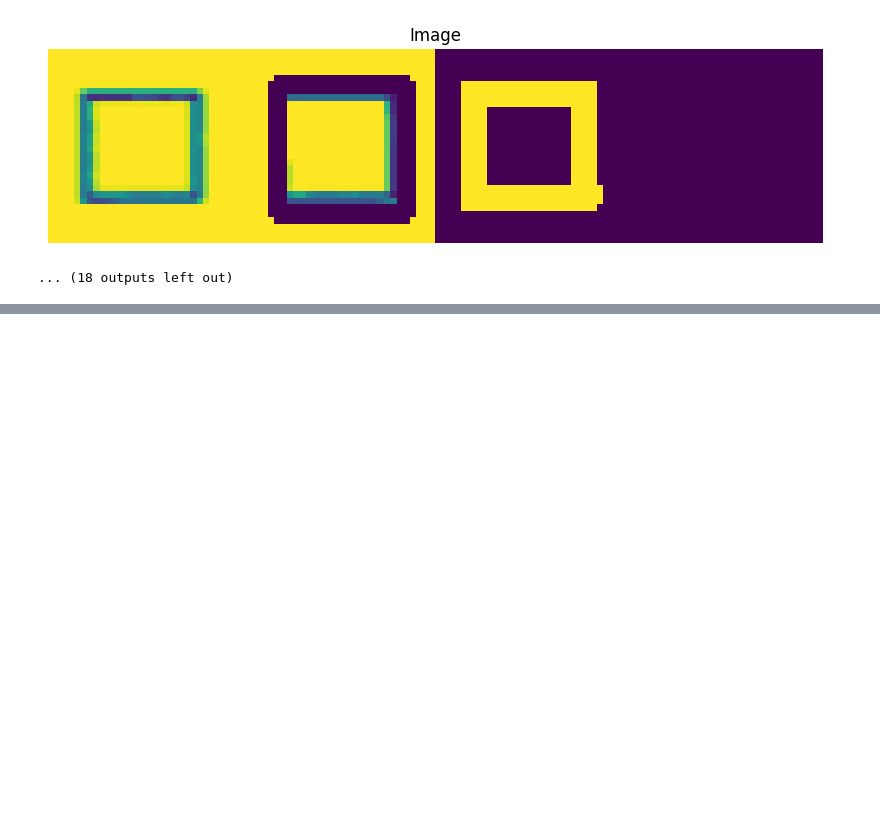
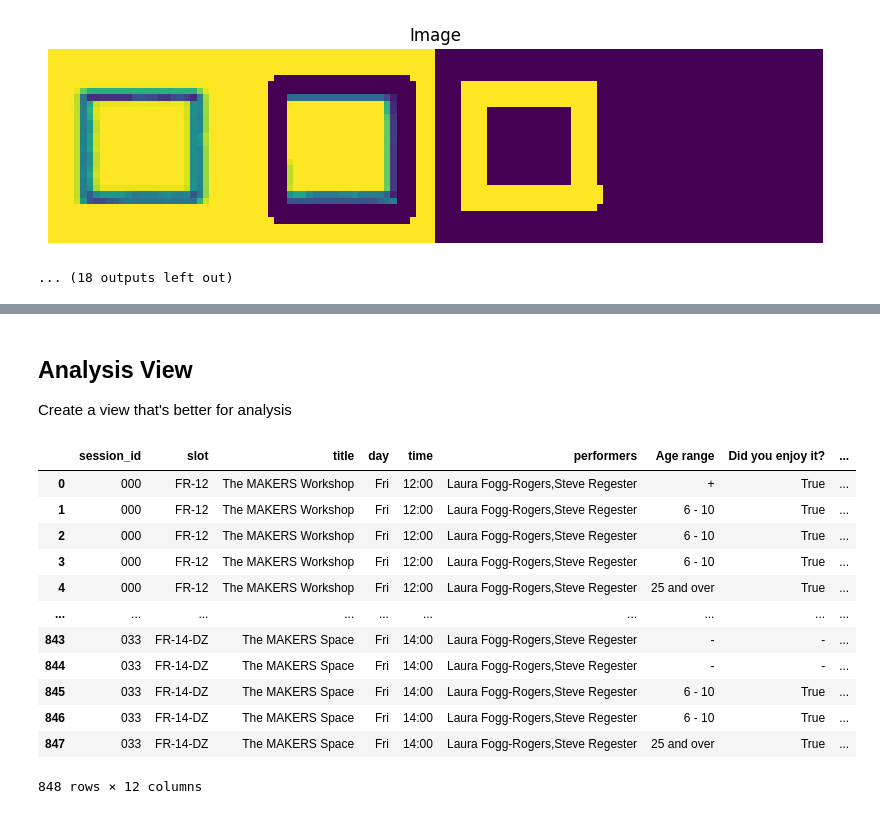
Before and after one commit to kws/womad-feedback, a Jupyter notebook: 50-extract.ipynb, the cells around one changed output, grey strips where cells are left out. Saved outputs shown, nothing was run; the diff lists cells and outputs as text; code cells hidden in the pictures; blank space fills up the shorter version.

```diff
--- a/50-extract.ipynb
+++ b/50-extract.ipynb
@@ -68,3 +68,8 @@ for region_name, (aligned_image, weight) in regions.items():
 2024_q3_Too complicated 0.0
 [figure]
 ... (18 outputs left out)
+# %%
+import pandas as pd
+
+index = pd.read_csv(data_path / "$$$ - identify" / "index.csv")
+schedule = pd.read_csv(data_path / "$$$ - identify" / "schedule.csv")
@@ -123,0 +243,47 @@ boxes[v]
+# %% [markdown]
+## Analysis View
+
+Create a view that's better for analysis
+# %%
+def determine_group_response(row):
+    non_zero_columns = row[row != 0]
+    if len(non_zero_columns) == 0:
+        return "-"
+    elif len(non_zero_columns) == 1:
+        return non_zero_columns.index[0][1]
+    else:
+        return "+"
+
+def summarise_columns(level_name):
+    column_group = all_data.loc[:, all_data.columns.get_level_values(0) == level_name]
+    all_data[("Summary", level_name)] = column_group.apply(determine_group_response, axis=1)
+
+for q in all_qs:
+    summarise_columns(q[1])
+
+all_data.to_excel(data_path / "all-forms.xlsx")
+all_data
+# %%
+simple = all_data.copy()
+answer_cols = [q[1] for q in all_qs]
+columns_to_drop = simple.columns.get_level_values(0).isin(answer_cols)
+simple = simple.loc[:, ~columns_to_drop]
+simple.columns = [
+    c[1] if c[0] == "Summary" else c[0] for c in simple.columns
+]
+simple.to_excel(data_path / "all-forms-simple.xlsx", index=False)
+simple
+# %% [output]
+|  | session_id | slot | title | day | time | performers | Age range | Did you enjoy it? | ... |
+| 0 | 000 | FR-12 | The MAKERS Workshop | Fri | 12:00 | Laura Fogg-Rogers,Steve Regester | + | True | ... |
+| 1 | 000 | FR-12 | The MAKERS Workshop | Fri | 12:00 | Laura Fogg-Rogers,Steve Regester | 6 - 10 | True | ... |
+| 2 | 000 | FR-12 | The MAKERS Workshop | Fri | 12:00 | Laura Fogg-Rogers,Steve Regester | 6 - 10 | True | ... |
+| 3 | 000 | FR-12 | The MAKERS Workshop | Fri | 12:00 | Laura Fogg-Rogers,Steve Regester | 6 - 10 | True | ... |
+| 4 | 000 | FR-12 | The MAKERS Workshop | Fri | 12:00 | Laura Fogg-Rogers,Steve Regester | 25 and over | True | ... |
+| ... | ... | ... | ... | ... | ... | ... | ... | ... | ... |
+| 843 | 033 | FR-14-DZ | The MAKERS Space | Fri | 14:00 | Laura Fogg-Rogers,Steve Regester | - | - | ... |
+| 844 | 033 | FR-14-DZ | The MAKERS Space | Fri | 14:00 | Laura Fogg-Rogers,Steve Regester | - | - | ... |
+| 845 | 033 | FR-14-DZ | The MAKERS Space | Fri | 14:00 | Laura Fogg-Rogers,Steve Regester | 6 - 10 | True | ... |
+| 846 | 033 | FR-14-DZ | The MAKERS Space | Fri | 14:00 | Laura Fogg-Rogers,Steve Regester | 6 - 10 | True | ... |
+| 847 | 033 | FR-14-DZ | The MAKERS Space | Fri | 14:00 | Laura Fogg-Rogers,Steve Regester | 25 and over | True | ... |
+848 rows × 12 columns
```
Also changed, not shown: parts of 5 cells of this notebook, 1 other file.
